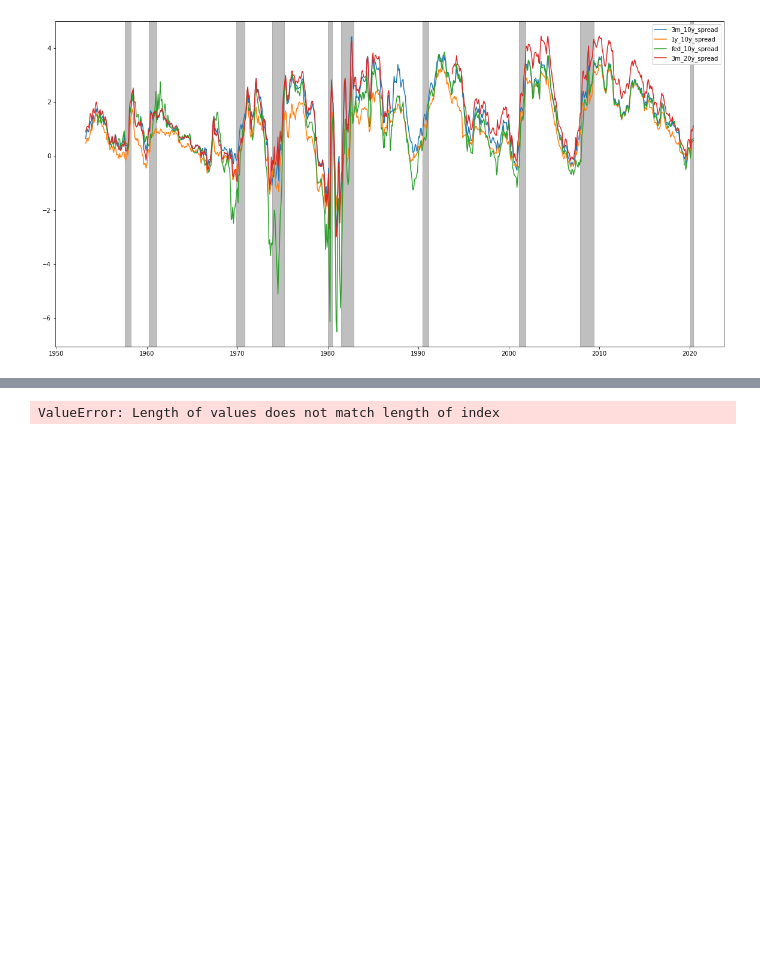
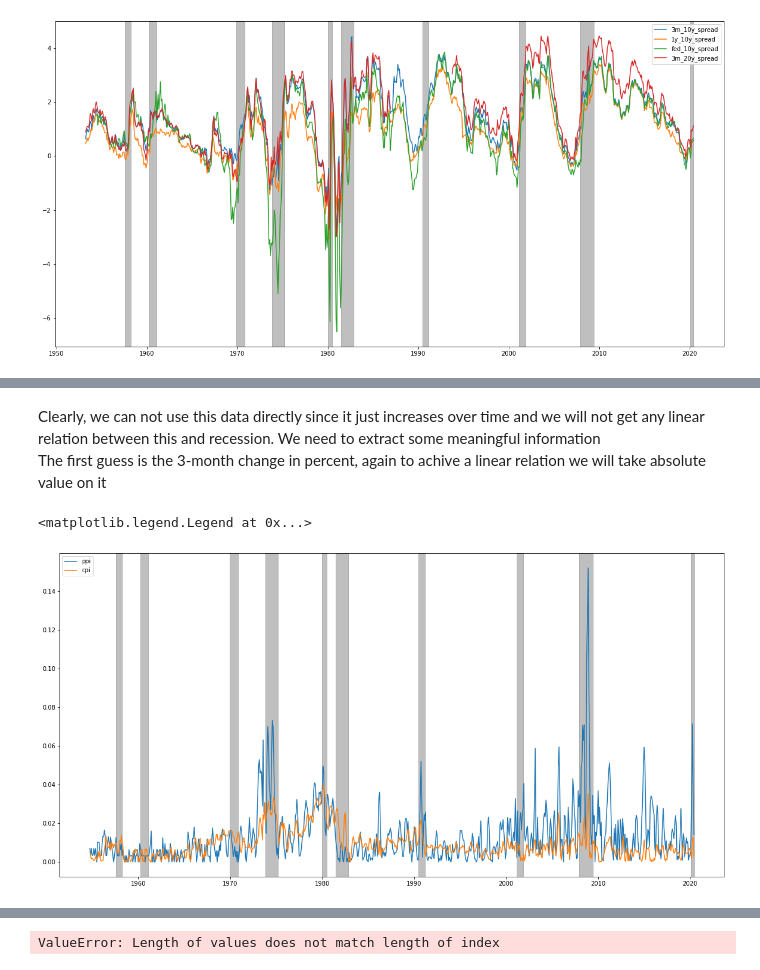
Before and after one commit to somekeys/320proj, a Jupyter notebook: Untitled.ipynb, the cells around one changed output, grey strips where cells are left out. Saved outputs shown, nothing was run; the diff lists cells and outputs as text; code cells hidden in the pictures; blank space fills up the shorter version.

```diff
--- a/Untitled.ipynb
+++ b/Untitled.ipynb
@@ -194,0 +179,17 @@ plt.legend()
+# %% [markdown]
+Clearly, we can not use this data directly since it just increases over time and we will not get any linear relation between this and recession. We need to extract some meaningful information
+The first guess is the 3-month change in percent, again to achive a linear relation we will take absolute value on it
+# %%
+
+ppi["PPIACO"] = abs( np.concatenate(([np.nan]*3,((ppi["PPIACO"][3:].values - ppi["PPIACO"][:-3].values)/ ppi["PPIACO"][3:].values)) ))
+cpi["CPIAUCSL"] = abs( np.concatenate(([np.nan]*3,((cpi["CPIAUCSL"][3:].values - cpi["CPIAUCSL"][:-3].values)/ cpi["CPIAUCSL"][3:].values)) ))
+
+fig = plt.figure(figsize=(20,10))
+plt.plot(ppi['DATE'],ppi["PPIACO"],label='ppi')
+plt.plot(cpi['DATE'],cpi["CPIAUCSL"],label='cpi')
+for _, row in recess.iterrows() :
+     fig.axes[0].axvspan(row["Peak month"],row["Trough month"],color='grey',alpha=0.5)
+plt.legend()
+# %% [output]
+<matplotlib.legend.Legend at 0x...>
+[figure, added]
```
Also changed, not shown: parts of 17 cells of this notebook.
